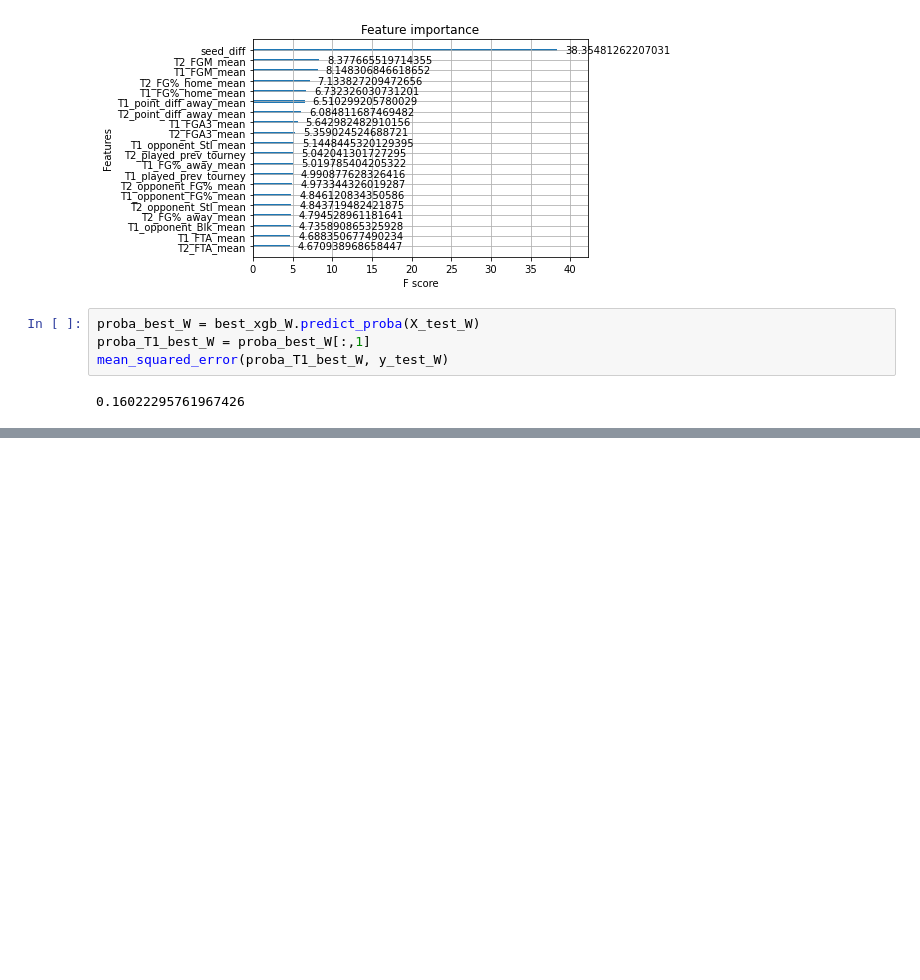
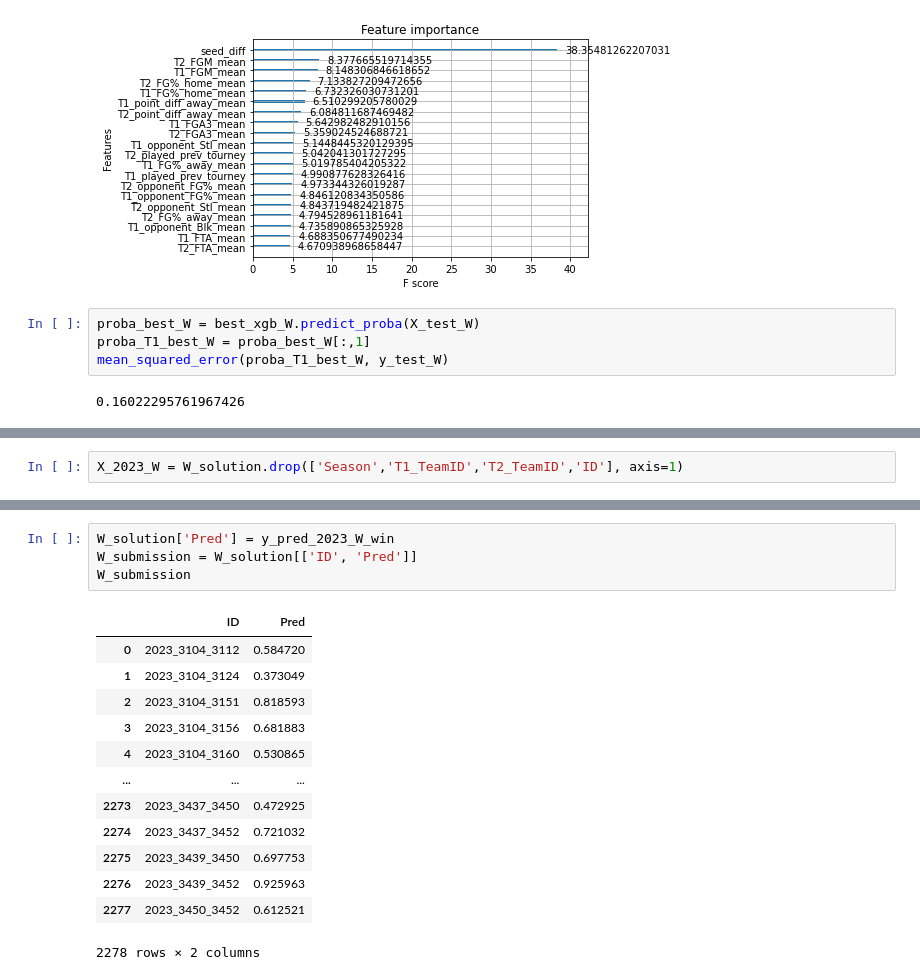
Before and after one commit to skowronskid/March-Machine-Learning-Mania-2023, a Jupyter notebook: modelling.ipynb, the cells around one changed output, grey strips where cells are left out. Drawn from its saved outputs; the diff is of its cells as text; blank space fills up the shorter version.

```diff
--- a/modelling.ipynb
+++ b/modelling.ipynb
@@ -378,0 +414,2 @@ mean_squared_error(proba_T1_best_W, y_test_W)
+# %%
+X_2023_W = W_solution.drop(['Season','T1_TeamID','T2_TeamID','ID'], axis=1)
@@ -378,0 +423,18 @@ mean_squared_error(proba_T1_best_W, y_test_W)
+# %%
+W_solution['Pred'] = y_pred_2023_W_win
+W_submission = W_solution[['ID', 'Pred']]
+W_submission
+# %% [output]
+|  | ID | Pred |
+| 0 | 2023_3104_3112 | 0.584720 |
+| 1 | 2023_3104_3124 | 0.373049 |
+| 2 | 2023_3104_3151 | 0.818593 |
+| 3 | 2023_3104_3156 | 0.681883 |
+| 4 | 2023_3104_3160 | 0.530865 |
+| ... | ... | ... |
+| 2273 | 2023_3437_3450 | 0.472925 |
+| 2274 | 2023_3437_3452 | 0.721032 |
+| 2275 | 2023_3439_3450 | 0.697753 |
+| 2276 | 2023_3439_3452 | 0.925963 |
+| 2277 | 2023_3450_3452 | 0.612521 |
+2278 rows × 2 columns
```
Also changed, not shown: parts of 9 cells of this notebook, 1 other file.
